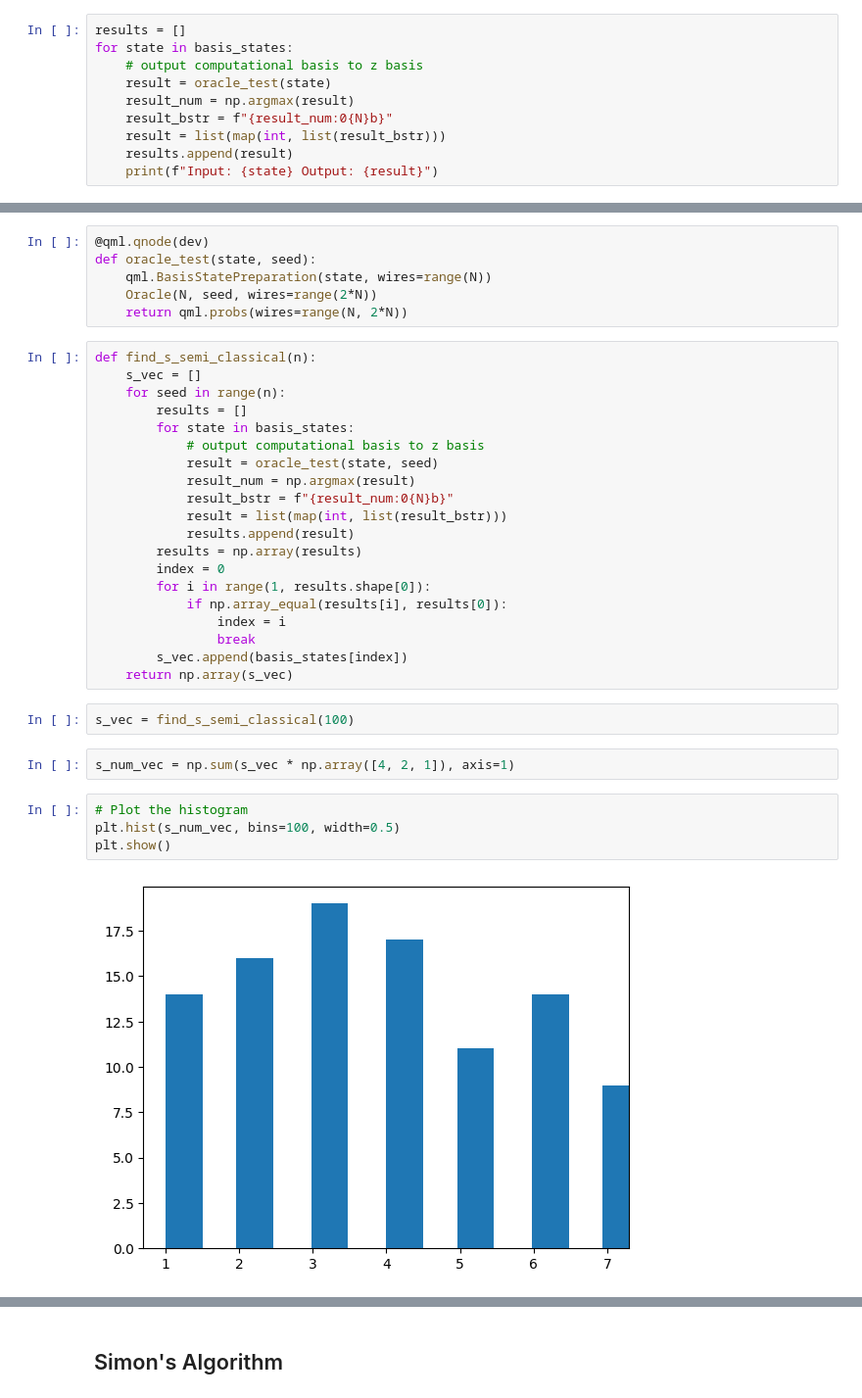
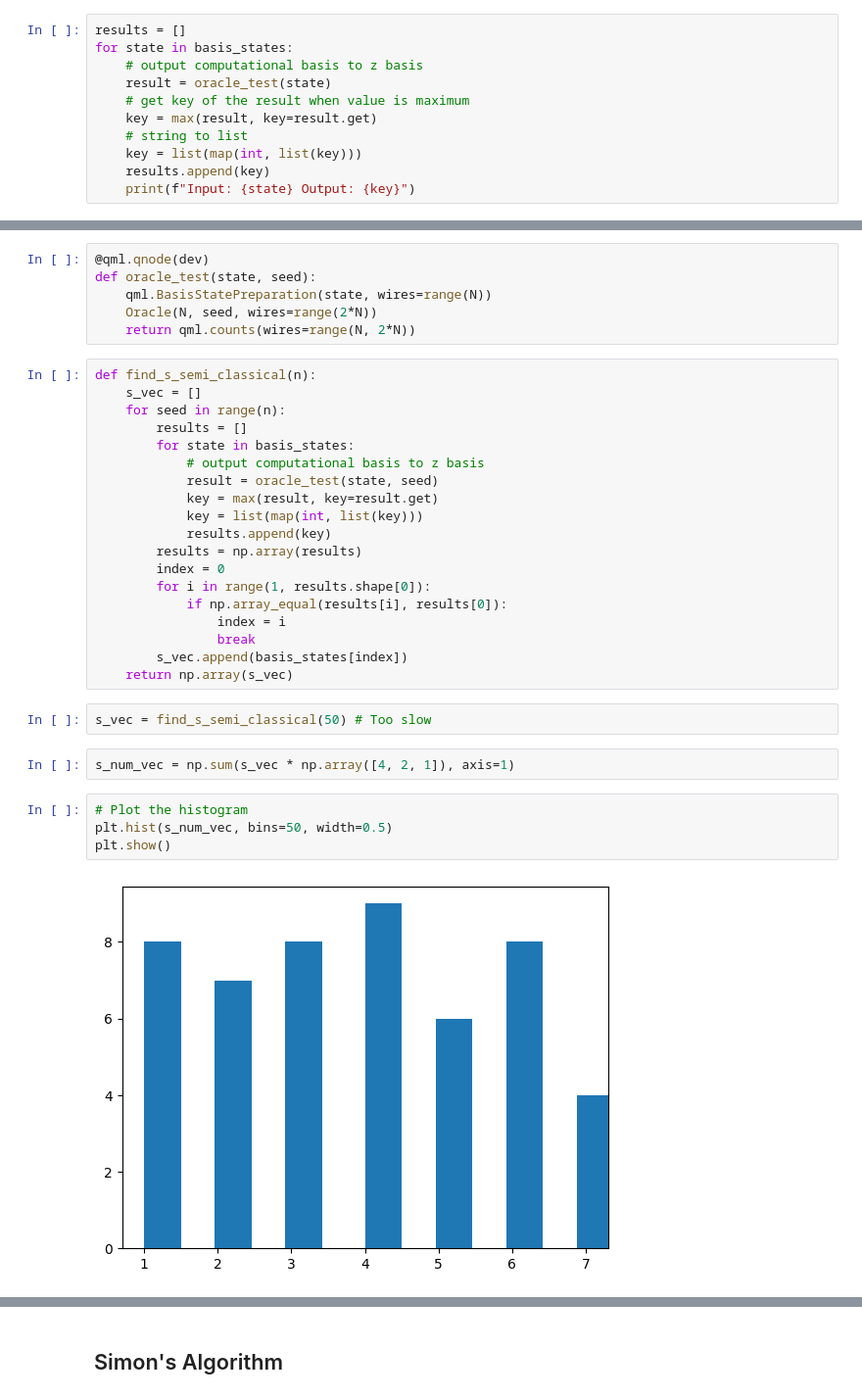
Before and after one commit to Axect/QuantumAlgorithms, a Jupyter notebook: notebook/simon.ipynb, the cells around one changed output, grey strips where cells are left out. Shown: that part at 98% size. Saved outputs shown, nothing was run; the diff lists cells and outputs as text.

```diff
--- a/notebook/simon.ipynb
+++ b/notebook/simon.ipynb
@@ -111,11 +133,12 @@ results = []
 for state in basis_states:
     # output computational basis to z basis
     result = oracle_test(state)
-    result_num = np.argmax(result)
-    result_bstr = f"{result_num:0{N}b}"
-    result = list(map(int, list(result_bstr)))
-    results.append(result)
-    print(f"Input: {state} Output: {result}")
+    # get key of the result when value is maximum
+    key = max(result, key=result.get)
+    # string to list
+    key = list(map(int, list(key)))
+    results.append(key)
+    print(f"Input: {state} Output: {key}")
 # %% [output]
 Input: [0, 0, 0] Output: [0, 1, 1]
 Input: [0, 0, 1] Output: [1, 1, 1]
@@ -144,7 +167,7 @@ tensor([1, 0, 0], requires_grad=True)
 def oracle_test(state, seed):
     qml.BasisStatePreparation(state, wires=range(N))
     Oracle(N, seed, wires=range(2*N))
-    return qml.probs(wires=range(N, 2*N))
+    return qml.counts(wires=range(N, 2*N))
 # %%
 def find_s_semi_classical(n):
     s_vec = []
@@ -153,10 +176,9 @@ def find_s_semi_classical(n):
         for state in basis_states:
             # output computational basis to z basis
             result = oracle_test(state, seed)
-            result_num = np.argmax(result)
-            result_bstr = f"{result_num:0{N}b}"
-            result = list(map(int, list(result_bstr)))
-            results.append(result)
+            key = max(result, key=result.get)
+            key = list(map(int, list(key)))
+            results.append(key)
         results = np.array(results)
         index = 0
         for i in range(1, results.shape[0]):
@@ -166,12 +188,12 @@ def find_s_semi_classical(n):
         s_vec.append(basis_states[index])
     return np.array(s_vec)
 # %%
-s_vec = find_s_semi_classical(100)
+s_vec = find_s_semi_classical(50) # Too slow
 # %%
 s_num_vec = np.sum(s_vec * np.array([4, 2, 1]), axis=1)
 # %%
 # Plot the histogram
-plt.hist(s_num_vec, bins=100, width=0.5)
+plt.hist(s_num_vec, bins=50, width=0.5)
 plt.show()
 # %% [output]
-[figure, old version]
+[figure, new version]
```
Also changed, not shown: parts of 23 cells of this notebook, 2 other files.
